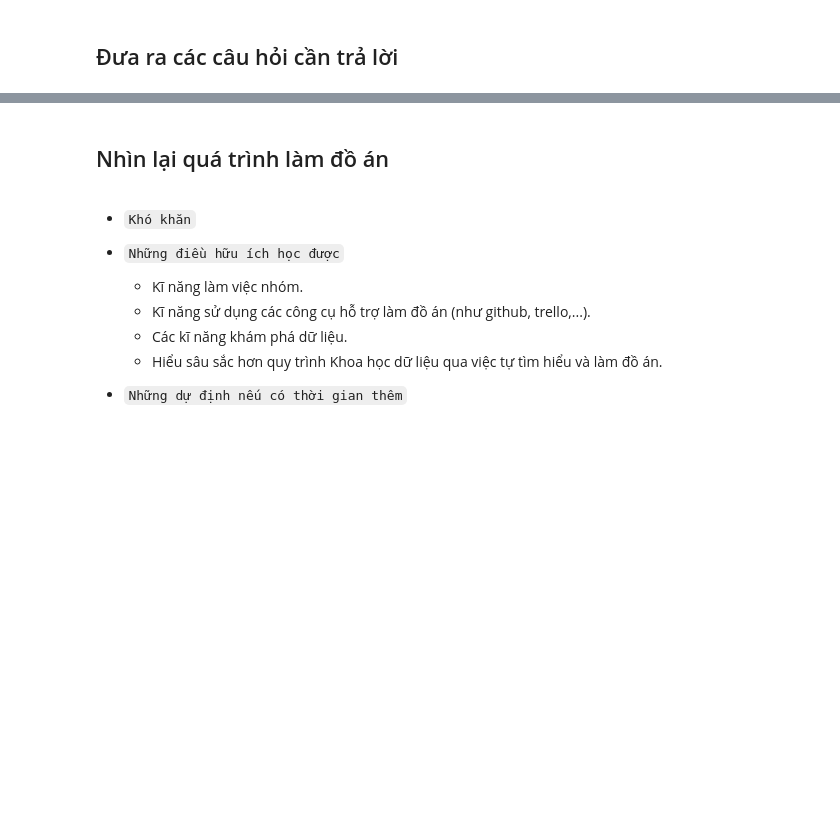
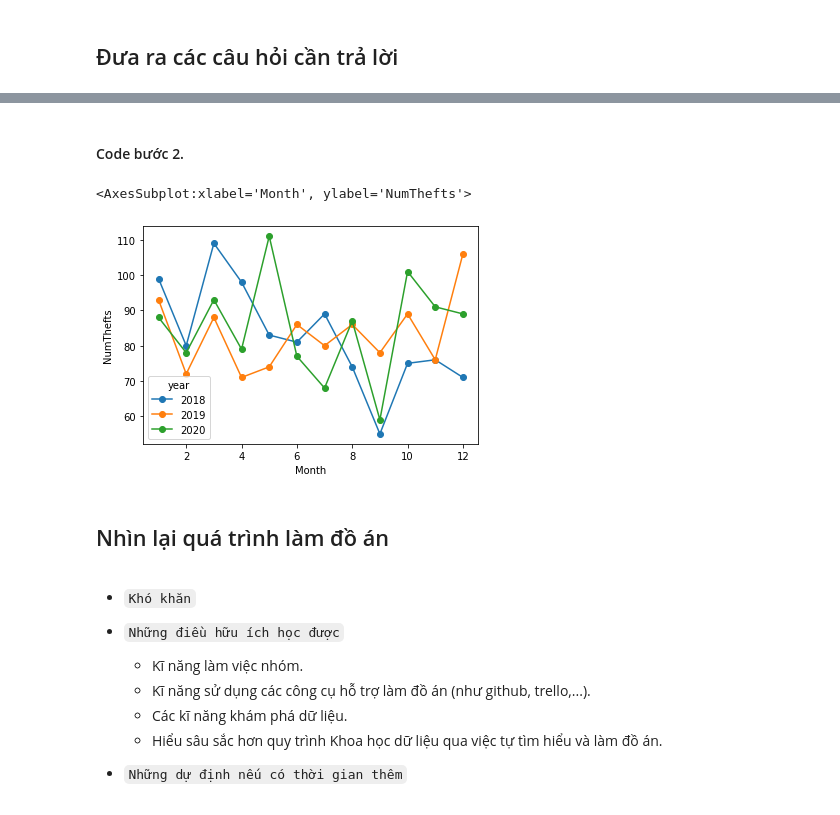
Before and after one commit to trucnguyen13/Final_DS_Project, a Jupyter notebook: thunhap_tienxuly.ipynb, the cells around one changed output, grey strips where cells are left out. Cells and saved outputs as stored; diff of their text form; code cells hidden in the pictures; blank space fills up the shorter version.

```diff
--- a/thunhap_tienxuly.ipynb
+++ b/thunhap_tienxuly.ipynb
@@ -207,0 +379,6 @@ cate_col_profiles_df
+# %%
+s = mvt_df[['year','month']]
+s = s.groupby(['year','month']).size()
+num_shootings_each_month_df = s.unstack(1).T
+num_shootings_each_month_df = num_shootings_each_month_df[[2018,2019,2020]]
+num_shootings_each_month_df
@@ -208,3 +400,10 @@ cate_col_profiles_df
+# %% [markdown]
+#### Code bước 2.
+# %%
+num_shootings_each_month_df.plot.line(xlabel = 'Month', ylabel = 'NumThefts', marker='o',)
+# %% [output]
+<AxesSubplot:xlabel='Month', ylabel='NumThefts'>
+[figure, added]
 # %% [markdown]
 ## Nhìn lại quá trình làm đồ án
 # %% [markdown]
```
Also changed, not shown: parts of 35 cells of this notebook.
